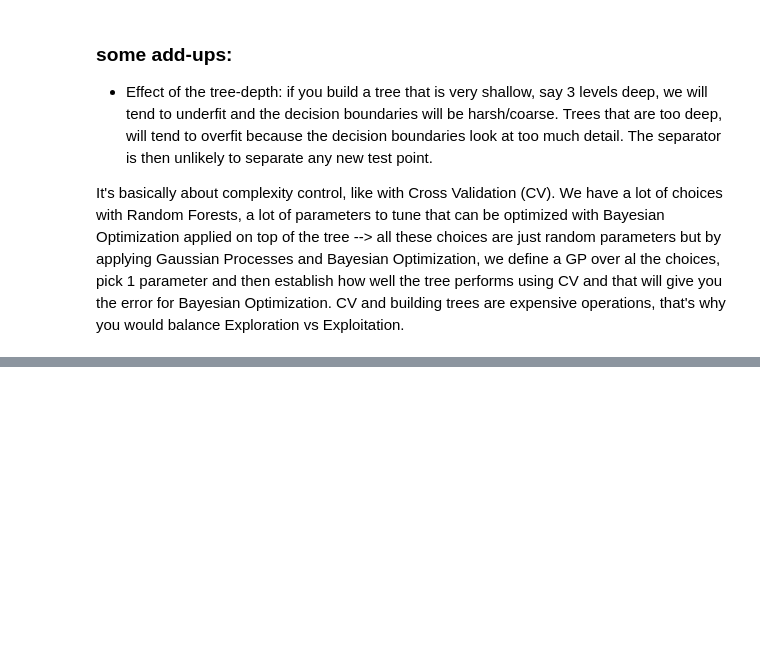
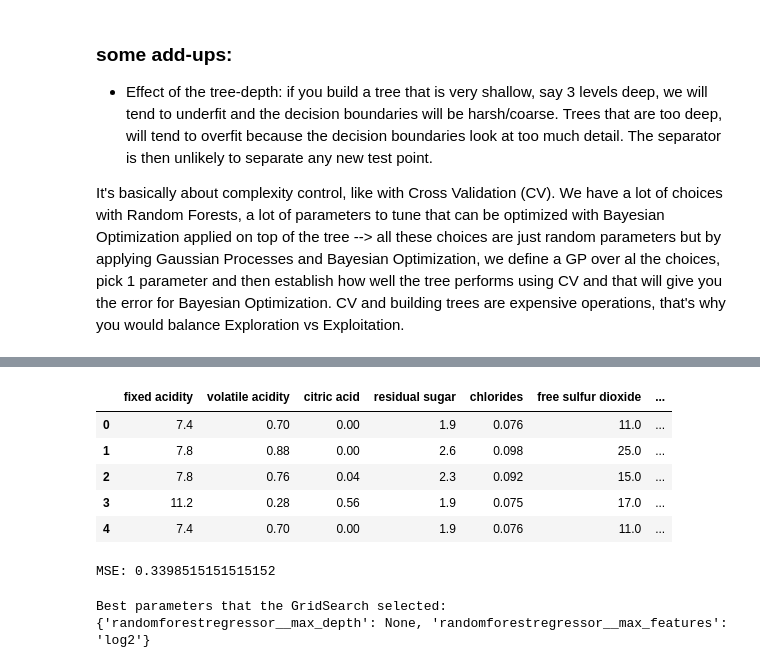
Before and after one commit to rmania/datascience, a Jupyter notebook: ubc_ml/08_random_forests.ipynb, the cells around one changed output, grey strips where cells are left out. Saved outputs shown, nothing was run; the diff lists cells and outputs as text; code cells hidden in the pictures; blank space fills up the shorter version.

Commit message:
added red wine ex

```diff
--- a/ubc_ml/08_random_forests.ipynb
+++ b/ubc_ml/08_random_forests.ipynb
@@ -153,0 +204,45 @@ It's basically about complexity control, like with Cross Validation (CV). We hav
+# %%
+from sklearn.preprocessing import StandardScaler
+from sklearn.model_selection import train_test_split
+from sklearn.pipeline import make_pipeline
+from sklearn.model_selection import GridSearchCV
+from sklearn.metrics import mean_squared_error
+
+# Load red wine data.
+url = 'http://mlr.cs.umass.edu/ml/machine-learning-databases/wine-quality/winequality-red.csv'
+wine = pd.read_csv(dataset_url, sep=';')
+# %%
+wine.head()
+# %% [output]
+|  | fixed acidity | volatile acidity | citric acid | residual sugar | chlorides | free sulfur dioxide | ... |
+| 0 | 7.4 | 0.70 | 0.00 | 1.9 | 0.076 | 11.0 | ... |
+| 1 | 7.8 | 0.88 | 0.00 | 2.6 | 0.098 | 25.0 | ... |
+| 2 | 7.8 | 0.76 | 0.04 | 2.3 | 0.092 | 15.0 | ... |
+| 3 | 11.2 | 0.28 | 0.56 | 1.9 | 0.075 | 17.0 | ... |
+| 4 | 7.4 | 0.70 | 0.00 | 1.9 | 0.076 | 11.0 | ... |
+# %%
+y = wine['quality'] # target variable
+X = wine.iloc[:,:11] # feature variables
+X_train, X_test, y_train, y_test = train_test_split(X, y, test_size=0.33, random_state=0)
+
+# model
+rfr = RandomForestRegressor(n_estimators=100)
+pipeline = make_pipeline(StandardScaler(), rfr)
+
+# parameters for GridSearch
+hyperparameters = {'randomforestregressor__max_features' : ['auto', 'log2', 6],
+                   'randomforestregressor__max_depth': [None, 6, 5, 3]}
+
+# Grid search + CV
+clf = GridSearchCV(pipeline, hyperparameters, cv=10)
+clf.fit(X_train, y_train)
+
+# score test data
+pred = clf.predict(X_test)
+print ('MSE: {}'.format(mean_squared_error(y_test, pred)))
+# %% [output]
+MSE: 0.3398515151515152
+# %%
+print ('Best parameters that the GridSearch selected: {}' .format(clf.best_params_))
+# %% [output]
+Best parameters that the GridSearch selected: {'randomforestregressor__max_depth': None, 'randomforestregressor__max_features': 'log2'}
```
Also changed, not shown: parts of 6 cells of this notebook.
